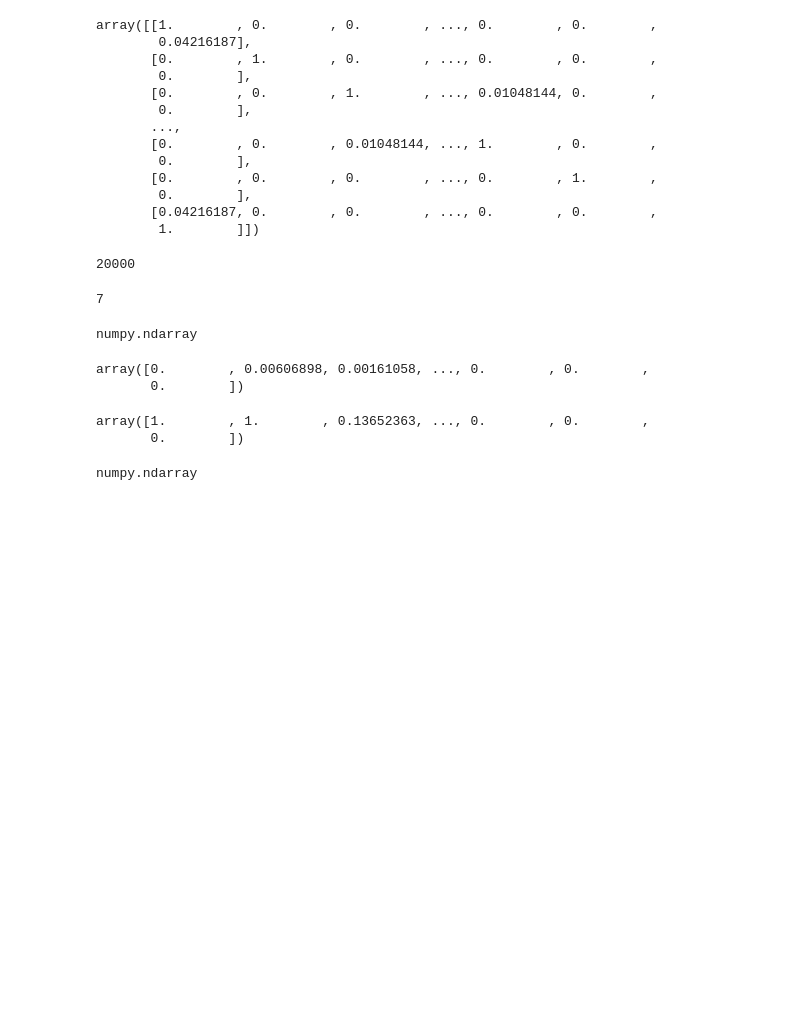
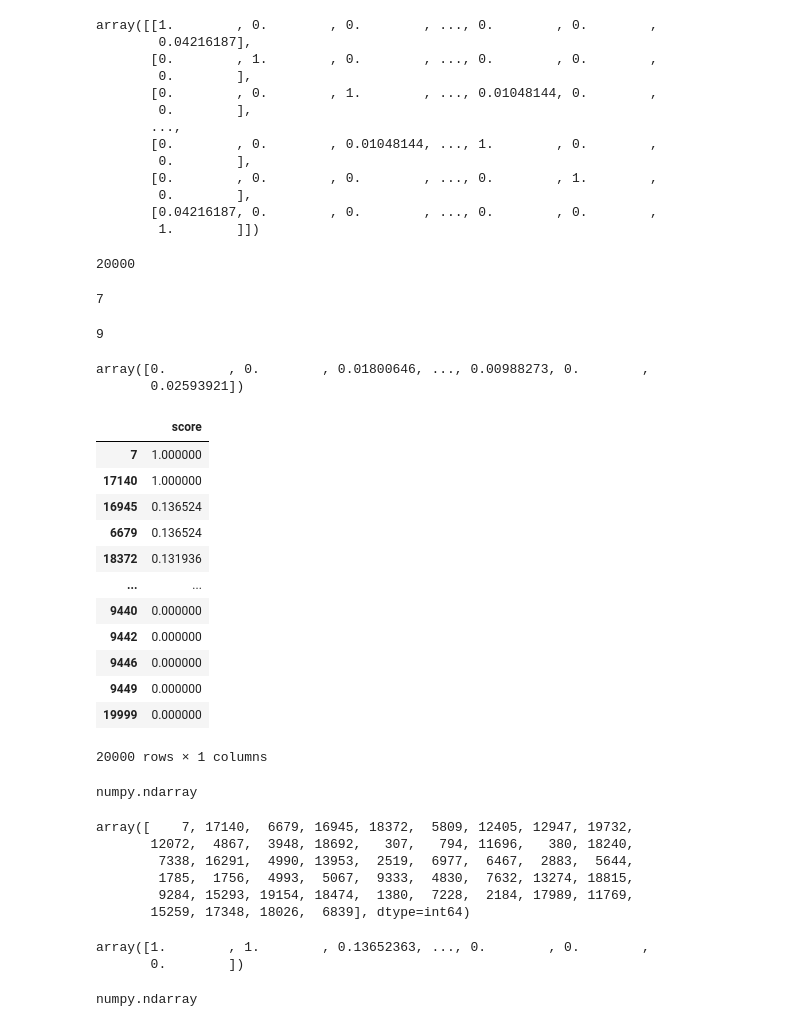
Before and after one commit to ERoszczyk/music_recommendation, a Jupyter notebook: content_based_filtering.ipynb, the cells around one changed output. Drawn from its saved outputs; the diff is of its cells as text; code cells hidden in the pictures; blank space fills up the shorter version.

```diff
--- a/content_based_filtering.ipynb
+++ b/content_based_filtering.ipynb
@@ -265,3 +348,33 @@ idx = indices['Before He Kissed Me']
 idx
 # %% [output]
 7
+# %%
+idx2 = indices['Night And Day']
+idx2
+# %% [output]
+9
+# %%
+cosine_song_similarity[idx2]
+# %% [output]
+array([0.        , 0.        , 0.01800646, ..., 0.00988273, 0.        ,
+       0.02593921])
+# %%
+(cosine_song_similarity[idx])
+df = pd.DataFrame(cosine_song_similarity[idx], columns=['score'])
+df2 = pd.DataFrame(cosine_song_similarity[idx2], columns=['score'])
+# df = df.add(df2)
+df.sort_values(by='score', ascending=False)
+# %% [output]
+|  | score |
+| 7 | 1.000000 |
+| 17140 | 1.000000 |
+| 16945 | 0.136524 |
+| 6679 | 0.136524 |
+| 18372 | 0.131936 |
+| ... | ... |
+| 9440 | 0.000000 |
+| 9442 | 0.000000 |
+| 9446 | 0.000000 |
+| 9449 | 0.000000 |
+| 19999 | 0.000000 |
+20000 rows × 1 columns
@@ -269,15 +384,18 @@ idx
 type(cosine_song_similarity[idx])
 # %% [output]
 numpy.ndarray
-# %%
-cosine_song_similarity[idx]
-# %% [output]
-array([0.        , 0.00606898, 0.00161058, ..., 0.        , 0.        ,
-       0.        ])
 # %%
 import numpy as np
 # %%
 results = cosine_song_similarity[idx].argsort()[:-50:-1]
+results
+# %% [output]
+array([    7, 17140,  6679, 16945, 18372,  5809, 12405, 12947, 19732,
+       12072,  4867,  3948, 18692,   307,   794, 11696,   380, 18240,
+        7338, 16291,  4990, 13953,  2519,  6977,  6467,  2883,  5644,
+        1785,  1756,  4993,  5067,  9333,  4830,  7632, 13274, 18815,
+        9284, 15293, 19154, 18474,  1380,  7228,  2184, 17989, 11769,
+       15259, 17348, 18026,  6839], dtype=int64)
 # %%
 np.sort(cosine_song_similarity[idx])[::-1]
 # %% [output]
```
Also changed, not shown: parts of 9 cells of this notebook, 2 other files.
